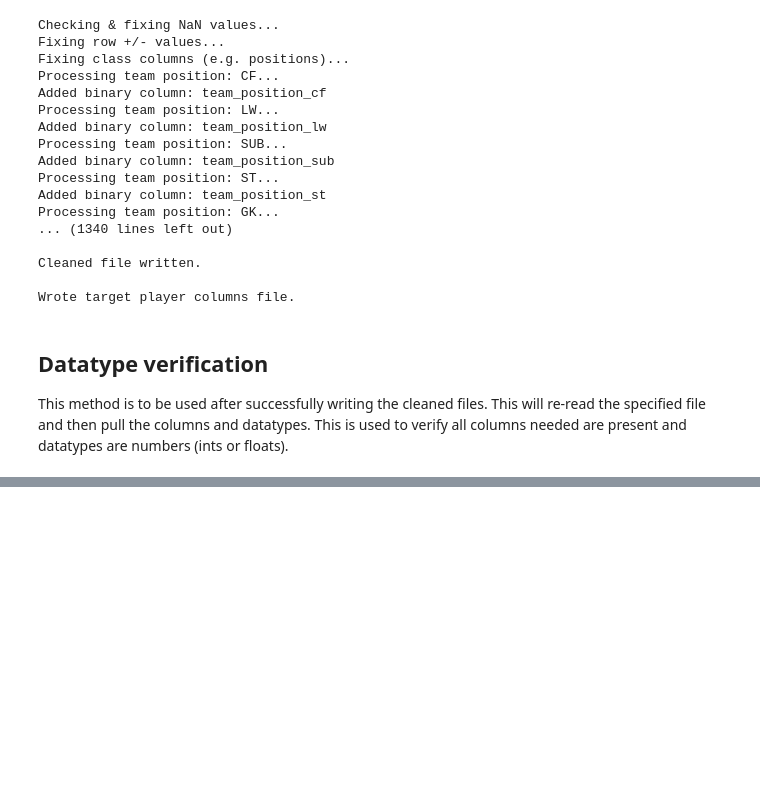
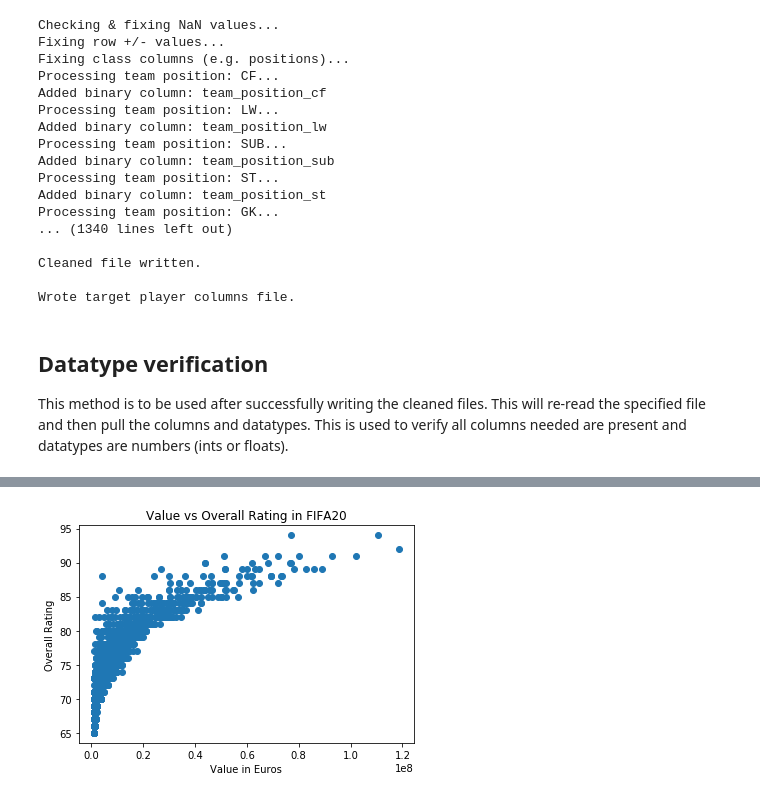
Before and after one commit to sabderra/cs109a_project, a Jupyter notebook: player_data_cleaning.ipynb, the cells around one changed output, grey strips where cells are left out. Drawn from its saved outputs; the diff is of its cells as text; code cells hidden in the pictures; blank space fills up the shorter version.

```diff
--- a/player_data_cleaning.ipynb
+++ b/player_data_cleaning.ipynb
@@ -246,3 +252,14 @@ Column values & types after cleaning:
    skill_long_passing: int64
    st: int64
    team_position_cm: int64
+# %%
+import matplotlib.pyplot as plt
+
+df_filter = df.loc[df['value_eur'] > 1000000]
+plt.scatter(df_filter['value_eur'], df_filter['overall'])
+plt.xlabel('Value in Euros')
+plt.ylabel('Overall Rating')
+plt.title('Value vs Overall Rating in FIFA20')
+plt.show()
+# %% [output]
+[figure, added]
```
Also changed, not shown: parts of 2 cells of this notebook.
